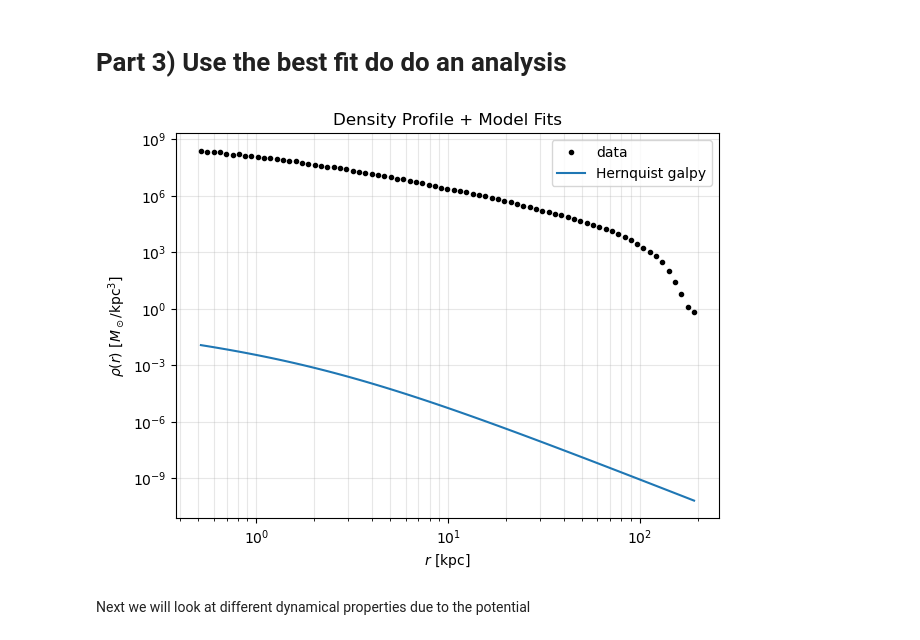
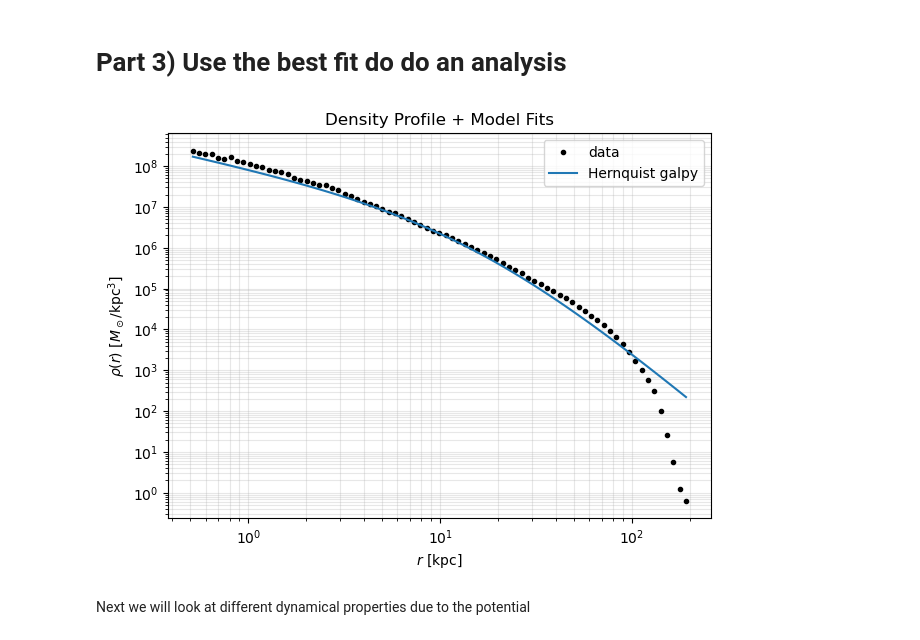
Before and after one commit to gvansan/TANA_notebooks, a Jupyter notebook: Project/hdf5_file_mathijs.ipynb, the cells around one changed output. Saved outputs shown, nothing was run; the diff lists cells and outputs as text; code cells hidden in the pictures.

```diff
--- a/Project/hdf5_file_mathijs.ipynb
+++ b/Project/hdf5_file_mathijs.ipynb
@@ -461,26 +461,27 @@ NFW best-fit params: [3.96223131e+07 5.13492391e+00] chi2=475.26
 # Part 3) Use the best fit do do an analysis
 # %%
 #Best fit model is Hernquist model with a = 11.59832144, amp = 2*M (galpy vs book)
-a_best = 15.73543932
+a_best = 15.73543932*u.kpc
+amp = 2*M * u.Msun
 
 #Hernquist_potential = galpy.potential.HernquistPotential(amp=2*M, a=a_best, normalize=False, ro=ro, vo=vo)
-Hernquist_potential = galpy.potential.HernquistPotential(amp=2*M*u.Msun, a=a_best*u.kpc)
-rho_Hernquist_galpy = Hernquist_potential.dens(r_mid, 0)*u.Msun/(u.kpc)**3
+Hernquist_potential = galpy.potential.HernquistPotential(amp= amp, a = a_best)
+rho_model = Hernquist_potential.dens(r_mid, 0*u.kpc).to(u.Msun/u.kpc**3).value  # Msun/kpc^3
 
 #check to see if the Galpy density corresponds to what we fitted
 plt.figure(figsize=(7,5))
 
 plt.loglog(r_mid, rho_data, "k.", label="data")
 plt.loglog(r_mid, rho_Hernquist_galpy, label="Hernquist galpy")
 
 plt.xlabel(r"$r$ [kpc]")
 plt.ylabel(r"$\rho(r)$ [$M_\odot / \mathrm{kpc}^3$]")
 plt.title("Density Profile + Model Fits")
 plt.legend()
 plt.grid(which= 'both', alpha=0.3)
 plt.show()
 # %% [output]
-[figure, old version]
+[figure, new version]
 # %% [markdown]
 Next we will look at different dynamical properties due to the potential
 # %% [markdown]
```
Also changed, not shown: parts of 4 cells of this notebook.
